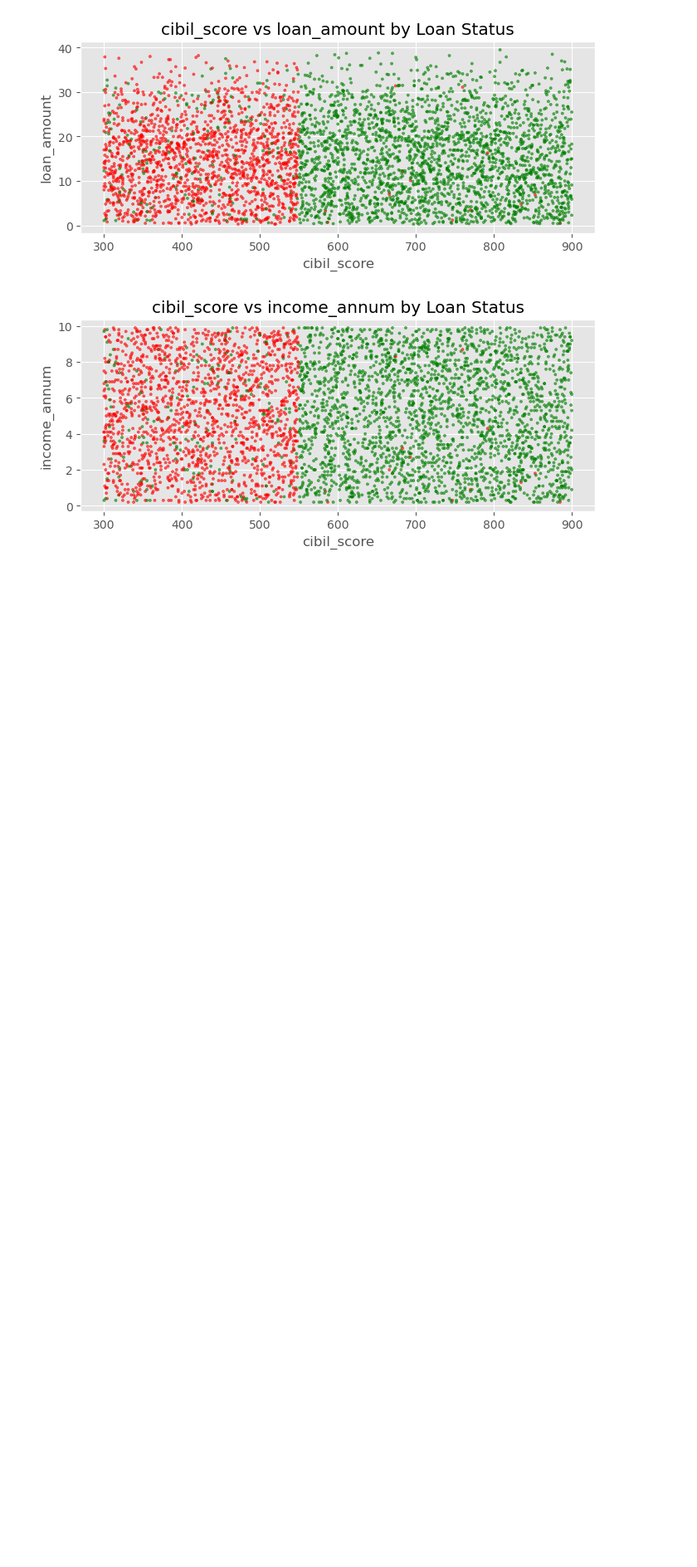
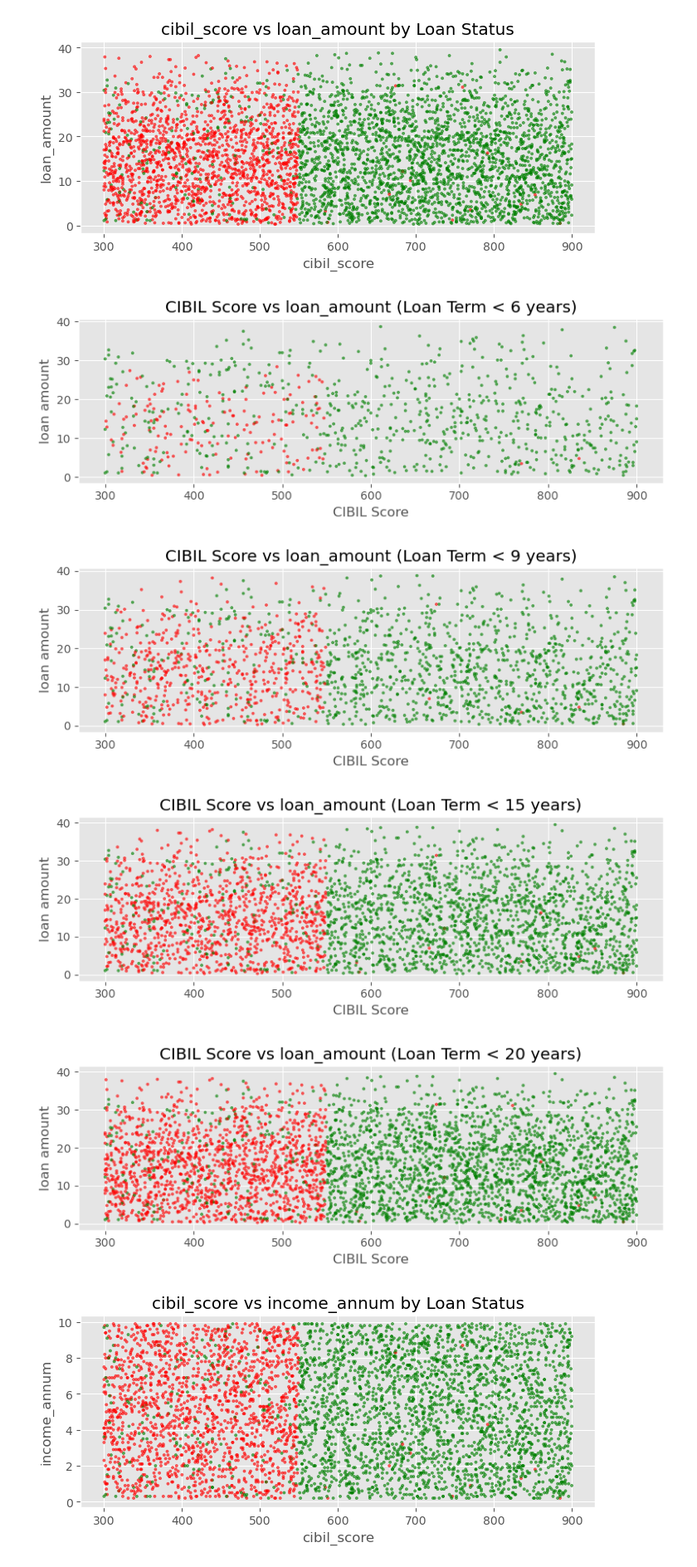
Before and after one commit to sumitra0420/borrower-risk-hybrid-ml, a Jupyter notebook: loan_approval.ipynb, the cells around one changed output. Shown at 83% size. Cells and saved outputs as stored; diff of their text form; code cells hidden in the pictures; blank space fills up the shorter version.

```diff
--- a/loan_approval.ipynb
+++ b/loan_approval.ipynb
@@ -174,4 +190,33 @@ plt.title('cibil_score vs loan_amount by Loan Status')
 plt.show()
 # %% [output]
 [figure]
+# %%
+#
+
+for num in [6, 9, 15, 20]:
+    df_self_emp = df[df['loan_term'] < num]
+
+    colors = df_self_emp['loan_status'].map({
+        'Approved': 'green',
+        'Rejected': 'red'
+    })
+
+    plt.figure(figsize=(8, 3))
+    plt.scatter(
+        df_self_emp['cibil_score'],
+        df_self_emp['loan_amount'],
+        s=5,
+        c=colors,
+        alpha=0.6
+    )
+    plt.xlabel('CIBIL Score')
+    plt.ylabel('loan amount')
+    plt.title(f'CIBIL Score vs loan_amount (Loan Term < {num} years)')
+    plt.tight_layout()
+    plt.show()
+# %% [output]
+[figure, added]
+[figure, added]
+[figure, added]
+[figure, added]
 # %%
```
Also changed, not shown: parts of 12 cells of this notebook, 1 other file.
